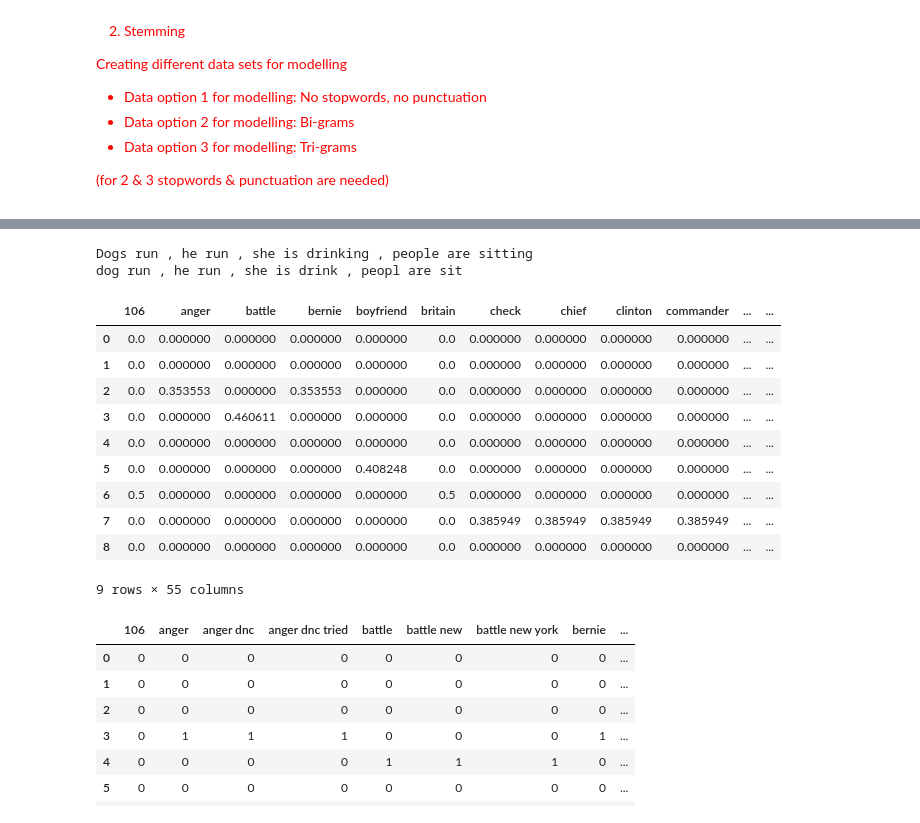
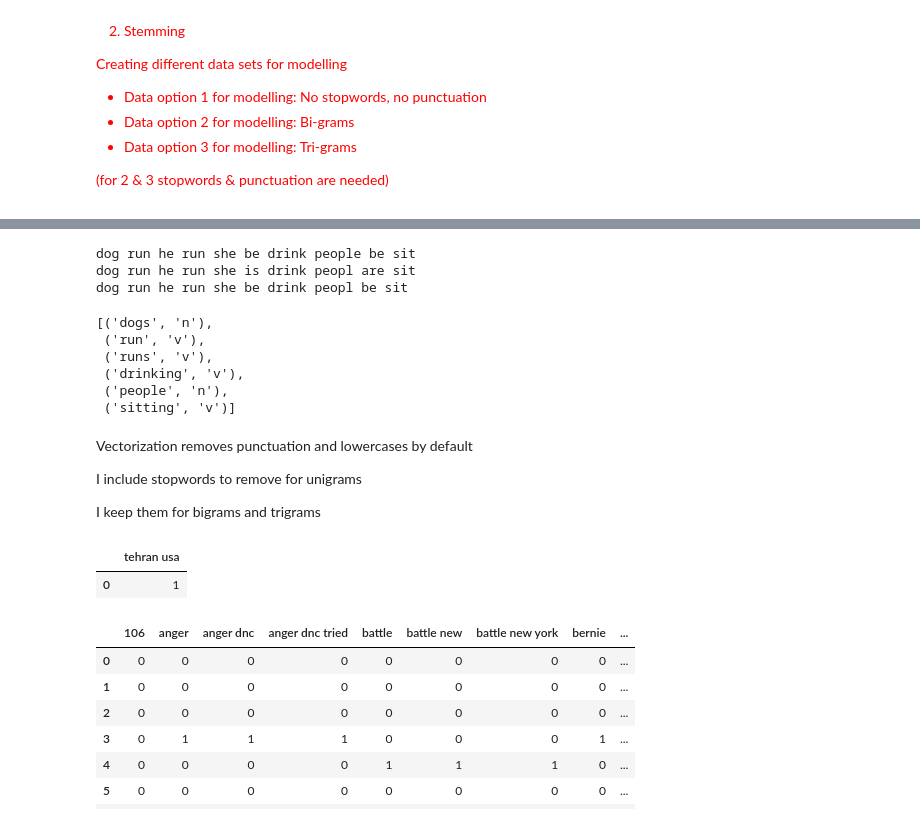
Before and after one commit to cutendorf/NLP-Fakenews, a Jupyter notebook: NLP-Fakenews_ChristineDan.ipynb, the cells around one changed output, grey strips where cells are left out. Drawn from its saved outputs; the diff is of its cells as text; code cells hidden in the pictures.

```diff
--- a/NLP-Fakenews_ChristineDan.ipynb
+++ b/NLP-Fakenews_ChristineDan.ipynb
@@ -327,76 +351,98 @@ with_pos_tags
 # %%
 from nltk.stem import PorterStemmer, WordNetLemmatizer
+import re
 
 
+def lemmatize_text(text, lowertext=True, rm_punct=True):
+    wnlt = WordNetLemmatizer()
 
-def lemmatize_text(text):
-    wnlt = WordNetLemmatizer()
-    tokenized = word_tokenize(text)
+    tagged = postag_text(text, rm_stopwords=False)
+    #print("Tagged: {}".format(tagged))
+    lemmatized_list = list(map(lambda tag: wnlt.lemmatize(tag[0], pos=tag[1]), tagged))
 
-    lemmatized = reduce(lambda x, y: x + " " + y, list(map(lambda word: wnlt.lemmatize(word), tokenized)))
+    #print("As list: {}".format(lemmatized_list))
+    lemmatized_text = reduce(lambda x, y: x + " " + y, lemmatized_list)
 
-    return lemmatized
+    return lemmatized_text
 
 print(lemmatize_text("Dogs run, he runs, she is drinking, people are sitting"))
 
-def stem_text(text):
+def stem_text(text, lowertext=True, rm_punct=True):
     pst = PorterStemmer()
+
+    if rm_punct:
+        text = re.sub("[^a-zA-Z]", " ", text)
+
     tokenized = word_tokenize(text)
+
+    if lowertext:
+        tokenized = list(map(lambda word: word.lower(), tokenized))
 
     stemmed = reduce(lambda x, y: x + " " + y, list(map(lambda word: pst.stem(word), tokenized)))
 
     return stemmed
 
+def stem_lemmatize_text(text):
+    return stem_text(lemmatize_text(text))
+
+
 print(stem_text("Dogs run, he runs, she is drinking, people are sitting"))
+print(stem_text(lemmatize_text("Dogs run, he runs, she is drinking, people are sitting")))
+postag_text("Dogs run, he runs, she is drinking, people are sitting!")
 # %% [output]
-Dogs run , he run , she is drinking , people are sitting
-dog run , he run , she is drink , peopl are sit
+dog run he run she be drink people be sit
+dog run he run she is drink peopl are sit
+dog run he run she be drink peopl be sit
+[('dogs', 'n'),
+ ('run', 'v'),
+ ('runs', 'v'),
+ ('drinking', 'v'),
+ ('people', 'n'),
+ ('sitting', 'v')]
+# %% [markdown]
+Vectorization removes punctuation and lowercases by default
+
+I include stopwords to remove for unigrams
+
+
+I keep them for bigrams and trigrams
 # %%
 from sklearn.feature_extraction.text import CountVectorizer, TfidfVectorizer
 
-def unigram_counts(df):
+def unigram_counts(df, col="text"):
     vec = CountVectorizer(stop_words=stopwords.words("english"))
-    X = vec.fit_transform(list(df["title"]))
+    X = vec.fit_transform(list(df[col]))
 
     return pd.DataFrame(X.toarray(), columns=vec.get_feature_names())
 
-def bigram_counts(df):
+def bigram_counts(df, col="text"):
     vec = CountVectorizer(ngram_range=[2,2])
-    X = vec.fit_transform(list(df["title"]))
+    X = vec.fit_transform(list(df[col]))
 
     return pd.DataFrame(X.toarray(), columns=vec.get_feature_names())
 
-def trigram_counts(df):
+def trigram_counts(df, col="text"):
     vec = CountVectorizer(ngram_range=[3,3])
-    X = vec.fit_transform(list(df["title"]))
+    X = vec.fit_transform(list(df[col]))
 
     return pd.DataFrame(X.toarray(), columns=vec.get_feature_names())
 
-def tf_idf(df):
+def tf_idf(df, col="text"):
     vec = TfidfVectorizer(stop_words=stopwords.words("english"))
-    X = vec.fit_transform(list(df["title"]))
+    X = vec.fit_transform(list(df[col]))
 
     return pd.DataFrame(X.toarray(), columns=vec.get_feature_names())
 
 
-tf_idf(train_data[1:10])
+bigram_counts(train_data.iloc[5:6], col="title")
 
 #list(train_data.iloc[:1]["title"]
 #stop_words=stopwords.words("english"), ngram_range=(1, 3)
 
 #stopwords.words("english")
 # %% [output]
-|  | 106 | anger | battle | bernie | boyfriend | britain | check | chief | clinton | commander | ... | ... |
-| 0 | 0.0 | 0.000000 | 0.000000 | 0.000000 | 0.000000 | 0.0 | 0.000000 | 0.000000 | 0.000000 | 0.000000 | ... | ... |
-| 1 | 0.0 | 0.000000 | 0.000000 | 0.000000 | 0.000000 | 0.0 | 0.000000 | 0.000000 | 0.000000 | 0.000000 | ... | ... |
-| 2 | 0.0 | 0.353553 | 0.000000 | 0.353553 | 0.000000 | 0.0 | 0.000000 | 0.000000 | 0.000000 | 0.000000 | ... | ... |
-| 3 | 0.0 | 0.000000 | 0.460611 | 0.000000 | 0.000000 | 0.0 | 0.000000 | 0.000000 | 0.000000 | 0.000000 | ... | ... |
-| 4 | 0.0 | 0.000000 | 0.000000 | 0.000000 | 0.000000 | 0.0 | 0.000000 | 0.000000 | 0.000000 | 0.000000 | ... | ... |
-| 5 | 0.0 | 0.000000 | 0.000000 | 0.000000 | 0.408248 | 0.0 | 0.000000 | 0.000000 | 0.000000 | 0.000000 | ... | ... |
-| 6 | 0.5 | 0.000000 | 0.000000 | 0.000000 | 0.000000 | 0.5 | 0.000000 | 0.000000 | 0.000000 | 0.000000 | ... | ... |
-| 7 | 0.0 | 0.000000 | 0.000000 | 0.000000 | 0.000000 | 0.0 | 0.385949 | 0.385949 | 0.385949 | 0.385949 | ... | ... |
-| 8 | 0.0 | 0.000000 | 0.000000 | 0.000000 | 0.000000 | 0.0 | 0.000000 | 0.000000 | 0.000000 | 0.000000 | ... | ... |
+|  | tehran usa |
+| 0 | 1 |
-9 rows × 55 columns
 # %%
 # %% [output]
 |  | 106 | anger | anger dnc | anger dnc tried | battle | battle new | battle new york | bernie | ... |
```
Also changed, not shown: parts of 3 cells of this notebook.
